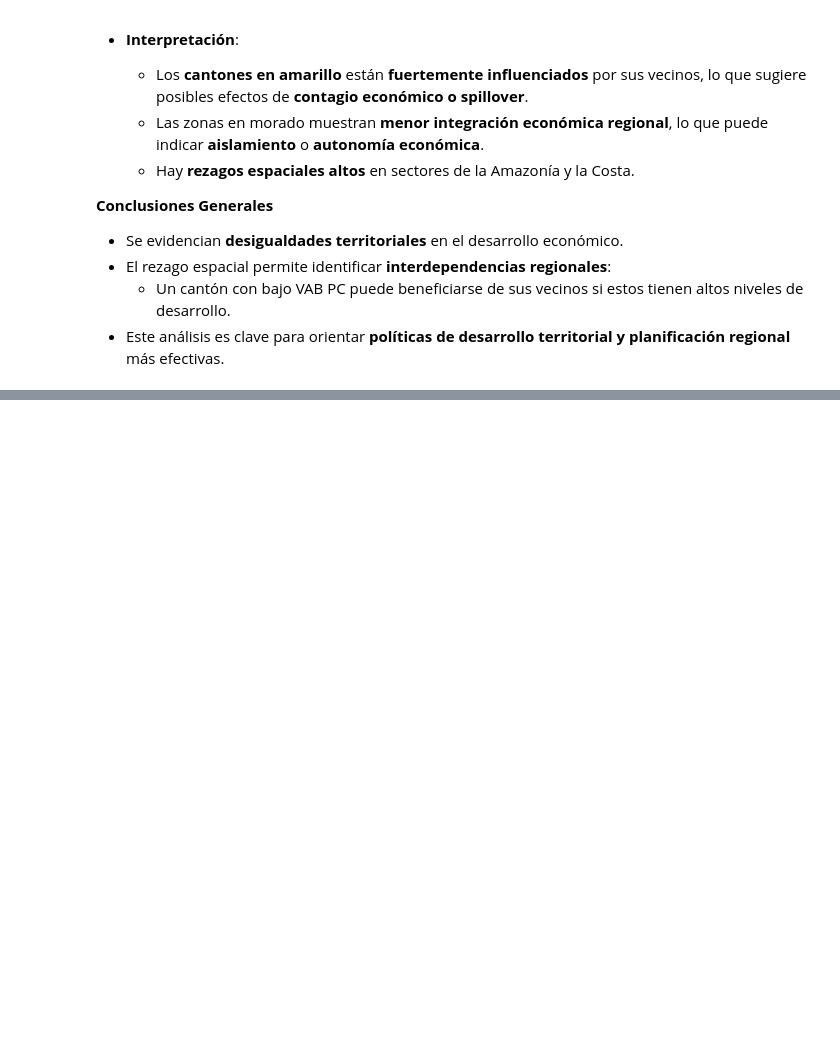
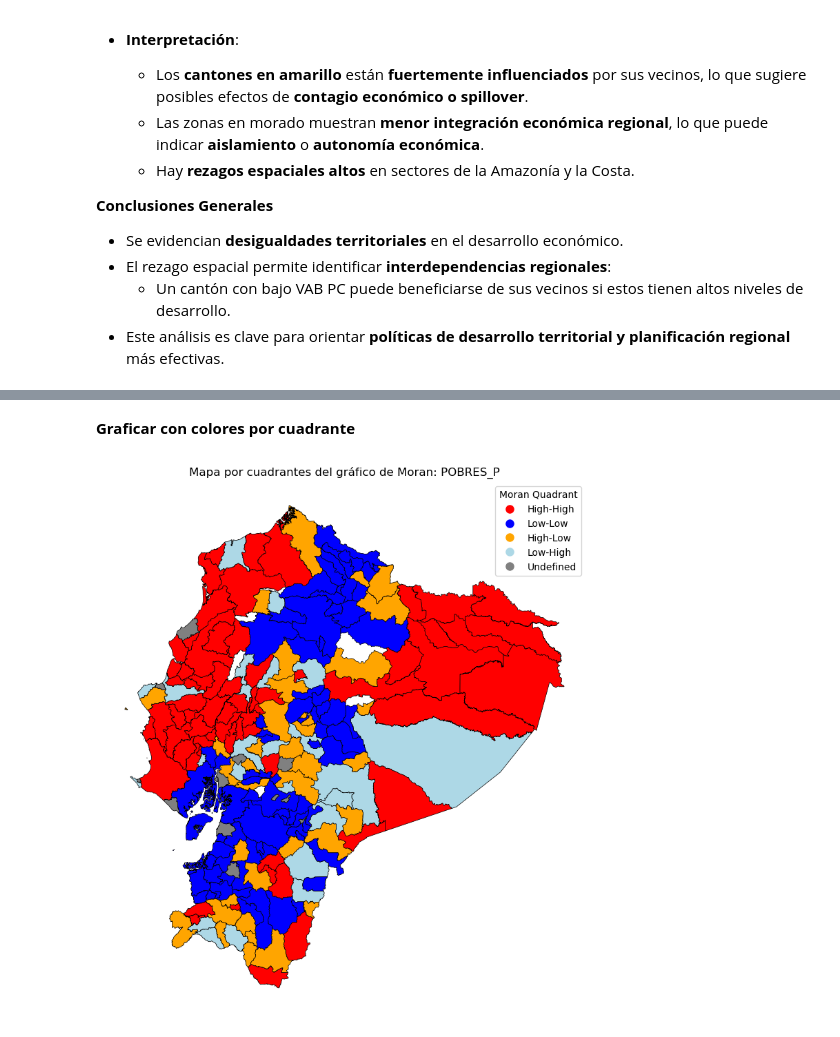
Before and after one commit to vmoprojs/SpatialEconPython, a Jupyter notebook: _build/jupyter_execute/AutocorrelacionGlobal.ipynb, the cells around one changed output, grey strips where cells are left out. Drawn from its saved outputs; the diff is of its cells as text; code cells hidden in the pictures; blank space fills up the shorter version.

```diff
--- a/_build/jupyter_execute/AutocorrelacionGlobal.ipynb
+++ b/_build/jupyter_execute/AutocorrelacionGlobal.ipynb
@@ -429,0 +549,51 @@ La **hipótesis nula** asumida es la ausencia de autocorrelación, es decir, una
+# %%
+def moran_quadrant(x, wx):
+    if x > 0 and wx > 0:
+        return 'High-High'
+    elif x < 0 and wx < 0:
+        return 'Low-Low'
+    elif x > 0 and wx < 0:
+        return 'High-Low'
+    elif x < 0 and wx > 0:
+        return 'Low-High'
+    else:
+        return 'Undefined'
+
+poligonos['moran_quadrant'] = [
+    moran_quadrant(xi, wxi) for xi, wxi in zip(poligonos['POBRES_P_std'], poligonos['POBRES_P_lag_std'])
+]
+# %% [markdown]
+**Graficar con colores por cuadrante**
+# %%
+import matplotlib.pyplot as plt
+
+# Definir colores por cuadrante
+colors = {
+    'High-High': 'red',
+    'Low-Low': 'blue',
+    'High-Low': 'orange',
+    'Low-High': 'lightblue',
+    'Undefined': 'grey'
+}
+
+fig, ax = plt.subplots(figsize=(10, 10))
+poligonos.assign(
+    color=poligonos['moran_quadrant'].map(colors)
+).plot(
+    color=poligonos['moran_quadrant'].map(colors),
+    linewidth=0.5, edgecolor='black', ax=ax
+)
+
+# Añadir leyenda manual
+from matplotlib.lines import Line2D
+legend_elements = [
+    Line2D([0], [0], marker='o', color='w', label=key, markerfacecolor=val, markersize=10)
+    for key, val in colors.items()
+]
+
+ax.legend(handles=legend_elements, title="Moran Quadrant")
+ax.set_title('Mapa por cuadrantes del gráfico de Moran: POBRES_P')
+ax.axis('off')
+plt.show()
+# %% [output]
+[figure, added]
```
Also changed, not shown: parts of 28 cells of this notebook, 14 other files.
